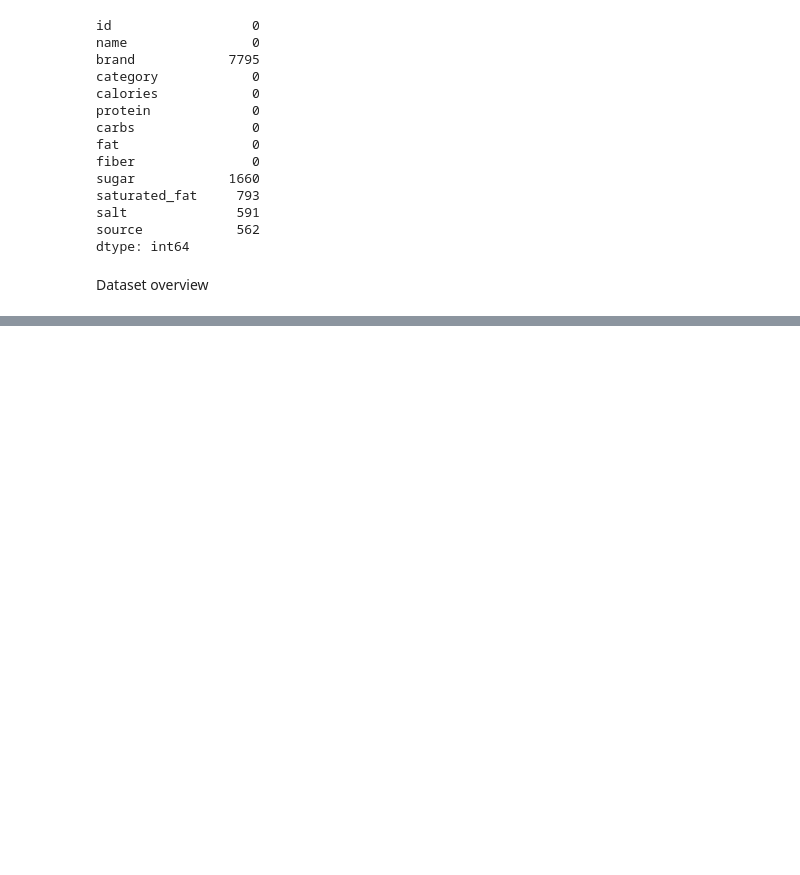
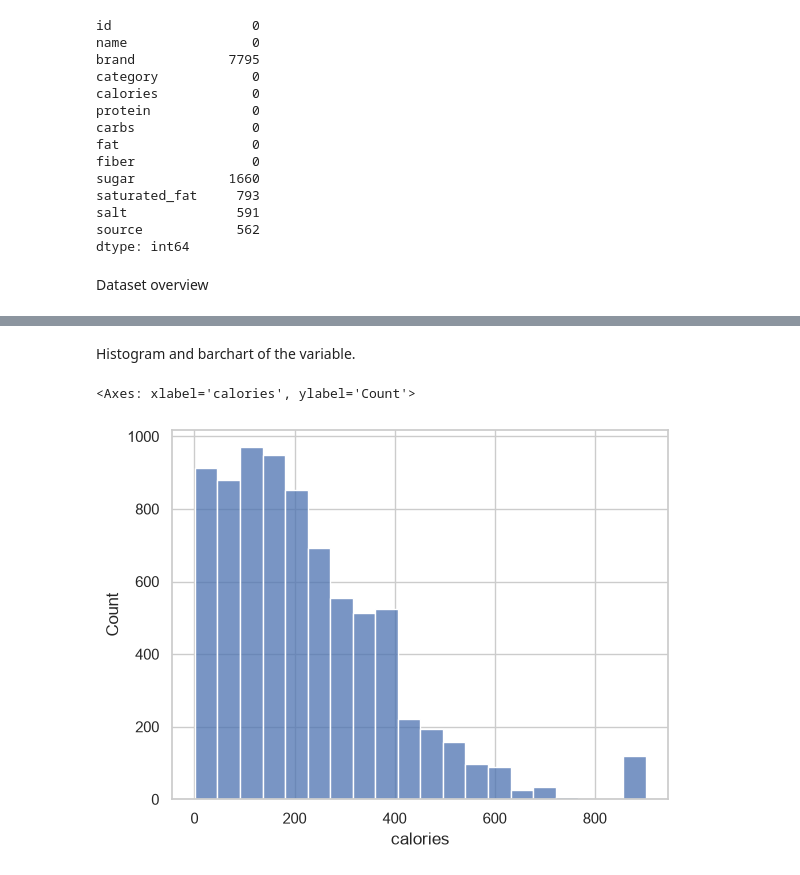
Before and after one commit to BryantChen0/EDA, a Jupyter notebook: EDA.ipynb, the cells around one changed output, grey strips where cells are left out. Drawn from its saved outputs; the diff is of its cells as text; code cells hidden in the pictures; blank space fills up the shorter version.

Commit message:
feat: implement histgram and barchart for the data

```diff
--- a/EDA.ipynb
+++ b/EDA.ipynb
@@ -113,0 +95,7 @@ From the previous three boxplots, all the outliers are higher than the other dat
+# %% [markdown]
+Histogram and barchart of the variable.
+# %%
+sns.histplot(data=df, x='calories', bins=20)
+# %% [output]
+<Axes: xlabel='calories', ylabel='Count'>
+[figure, added]
```
Also changed, not shown: parts of 21 cells of this notebook.
